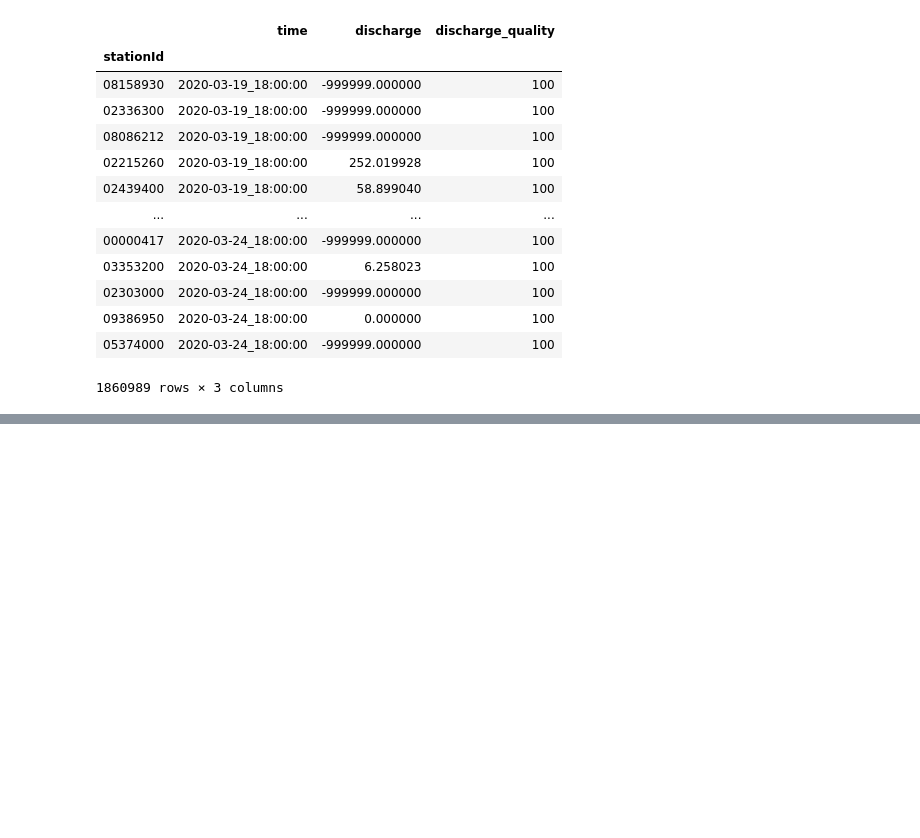
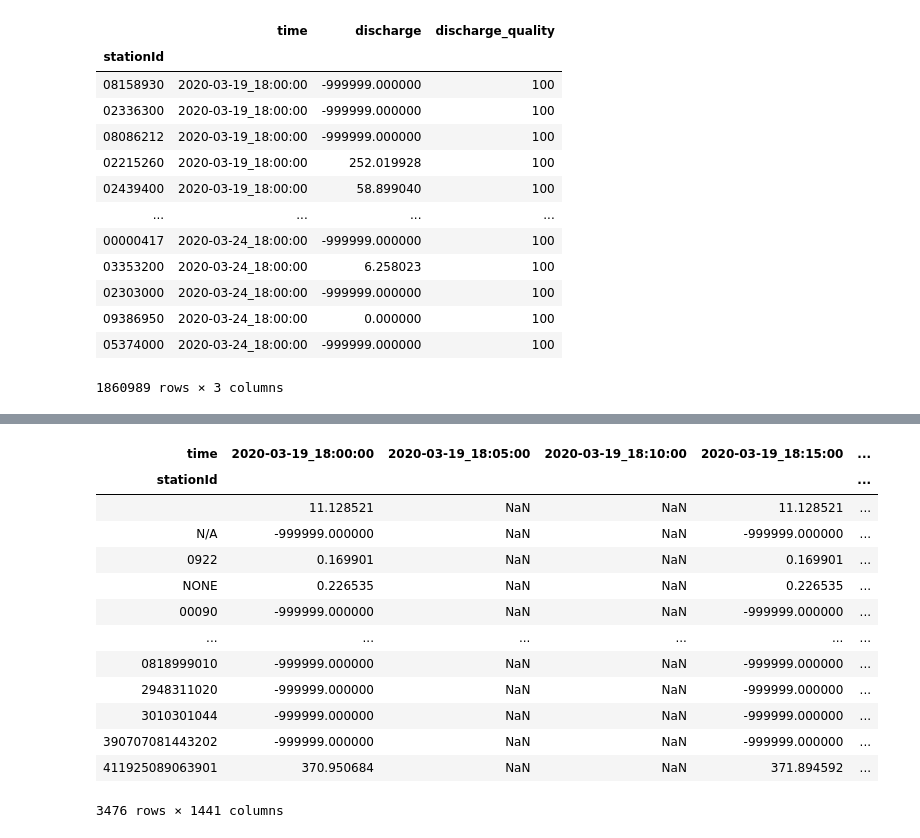
Before and after one commit to NOAA-OWP/t-route, a Jupyter notebook: src/python_routing_v02/usgs_test.ipynb, the cells around one changed output, grey strips where cells are left out. Saved outputs shown, nothing was run; the diff lists cells and outputs as text; code cells hidden in the pictures; blank space fills up the shorter version.

```diff
--- a/src/python_routing_v02/usgs_test.ipynb
+++ b/src/python_routing_v02/usgs_test.ipynb
@@ -445,0 +522,17 @@ df2
+# %%
+df_temp
+# %% [output]
+| time | 2020-03-19_18:00:00 | 2020-03-19_18:05:00 | 2020-03-19_18:10:00 | 2020-03-19_18:15:00 | ... |
+| stationId |  |  |  |  | ... |
+|  | 11.128521 | NaN | NaN | 11.128521 | ... |
+| N/A | -999999.000000 | NaN | NaN | -999999.000000 | ... |
+| 0922 | 0.169901 | NaN | NaN | 0.169901 | ... |
+| NONE | 0.226535 | NaN | NaN | 0.226535 | ... |
+| 00090 | -999999.000000 | NaN | NaN | -999999.000000 | ... |
+| ... | ... | ... | ... | ... | ... |
+| 0818999010 | -999999.000000 | NaN | NaN | -999999.000000 | ... |
+| 2948311020 | -999999.000000 | NaN | NaN | -999999.000000 | ... |
+| 3010301044 | -999999.000000 | NaN | NaN | -999999.000000 | ... |
+| 390707081443202 | -999999.000000 | NaN | NaN | -999999.000000 | ... |
+| 411925089063901 | 370.950684 | NaN | NaN | 371.894592 | ... |
+3476 rows × 1441 columns
```
Also changed, not shown: parts of 18 cells of this notebook, 2 other files.
